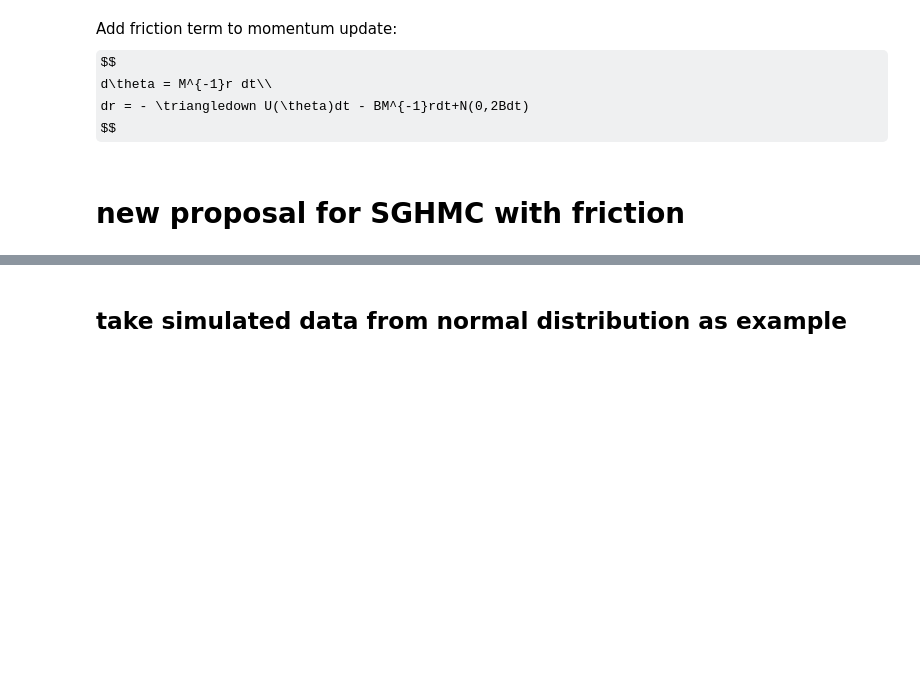
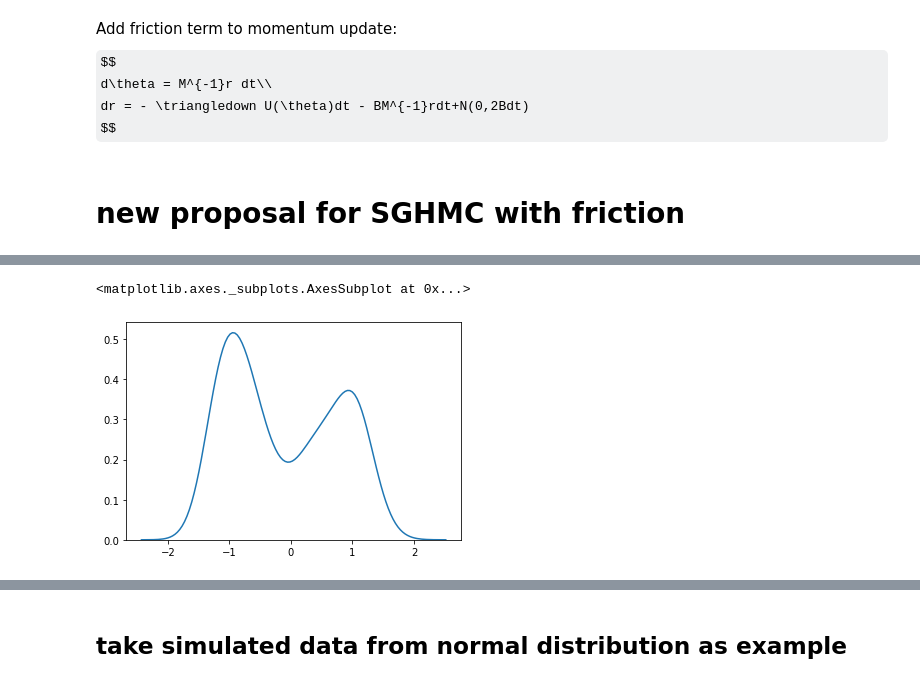
Before and after one commit to tzring/Stochastic-Gradient-HMC-with-Friction, a Jupyter notebook: SGHMC_friction.ipynb, the cells around one changed output, grey strips where cells are left out. Saved outputs shown, nothing was run; the diff lists cells and outputs as text; code cells hidden in the pictures; some formulas as TeX source; blank space fills up the shorter version.

```diff
--- a/SGHMC_friction.ipynb
+++ b/SGHMC_friction.ipynb
@@ -255,3 +164,8 @@ def grad_prior(theta):
     return 0
 # %%
 import random
+# %%
+%%time
+random.seed(100)
+theta1,r1 = SGHMC_friction2(theta0 = np.array([0]),X = np.zeros((50,1)),grad_logden_data = grad_logden_data,grad_logden_prior = grad_prior,
+                eps=0.1,i=2000, B=np.array([0]),C=2*np.eye(1),batch_size = 10,burnin=500)
@@ -258 +175,6 @@ import random
+# %%
+sns.kdeplot(theta1.reshape(-1,))
+# %% [output]
+<matplotlib.axes._subplots.AxesSubplot at 0x...>
+[figure, added]
 # %%
```
Also changed, not shown: parts of 24 cells of this notebook.
